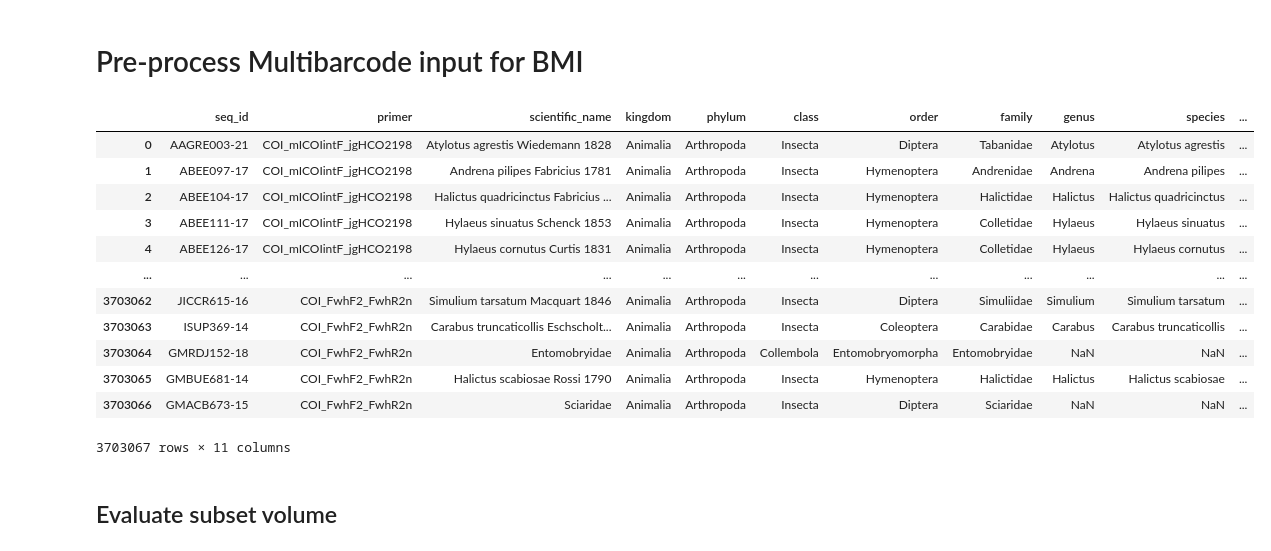
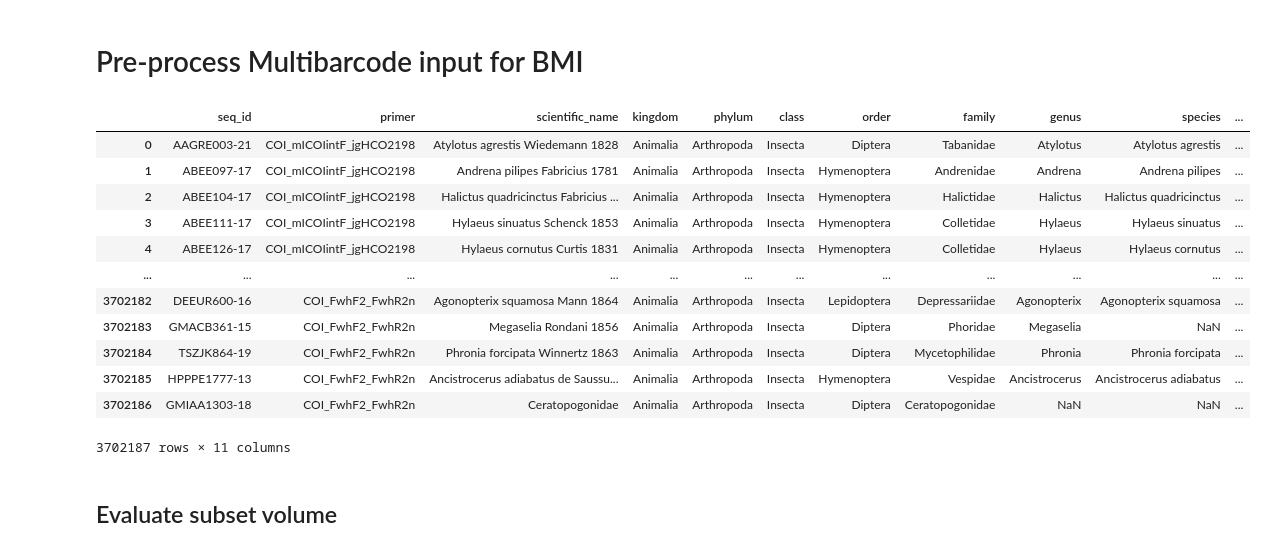
Before and after one commit to CIBIO-BU/mozaiko, a Jupyter notebook: multibarcode-pre-process.ipynb, the cells around one changed output. Drawn from its saved outputs; the diff is of its cells as text; code cells hidden in the pictures.

```diff
--- a/multibarcode-pre-process.ipynb
+++ b/multibarcode-pre-process.ipynb
@@ -3,24 +3,24 @@
 # %%
 import pandas as pd
 # %%
-full_mb_df = pd.read_csv("/home/camilababo/Documents/coding-projects/DNAquaIMG-tool/mozaico/data/output_data/bmi-test-pipeline/multibarcode/bmi_multibarcode_input.tsv", sep="\t", header=None)
+full_mb_df = pd.read_csv("/home/camilababo/Documents/coding-projects/DNAquaIMG-tool/mozaico/data/output_data/bmi-phyl/bmi_multibarcode_input.tsv", sep="\t", header=None)
 new_column_names = ['seq_id', 'primer', 'scientific_name', 'kingdom', 'phylum', 'class', 'order', 'family', 'genus', 'species', 'seq']
 full_mb_df.columns = new_column_names[:len(full_mb_df.columns)]
 full_mb_df
 # %% [output]
 |  | seq_id | primer | scientific_name | kingdom | phylum | class | order | family | genus | species | ... |
 | 0 | AAGRE003-21 | COI_mICOIintF_jgHCO2198 | Atylotus agrestis Wiedemann 1828 | Animalia | Arthropoda | Insecta | Diptera | Tabanidae | Atylotus | Atylotus agrestis | ... |
 | 1 | ABEE097-17 | COI_mICOIintF_jgHCO2198 | Andrena pilipes Fabricius 1781 | Animalia | Arthropoda | Insecta | Hymenoptera | Andrenidae | Andrena | Andrena pilipes | ... |
 | 2 | ABEE104-17 | COI_mICOIintF_jgHCO2198 | Halictus quadricinctus Fabricius ... | Animalia | Arthropoda | Insecta | Hymenoptera | Halictidae | Halictus | Halictus quadricinctus | ... |
 | 3 | ABEE111-17 | COI_mICOIintF_jgHCO2198 | Hylaeus sinuatus Schenck 1853 | Animalia | Arthropoda | Insecta | Hymenoptera | Colletidae | Hylaeus | Hylaeus sinuatus | ... |
 | 4 | ABEE126-17 | COI_mICOIintF_jgHCO2198 | Hylaeus cornutus Curtis 1831 | Animalia | Arthropoda | Insecta | Hymenoptera | Colletidae | Hylaeus | Hylaeus cornutus | ... |
 | ... | ... | ... | ... | ... | ... | ... | ... | ... | ... | ... | ... |
-| 3703062 | JICCR615-16 | COI_FwhF2_FwhR2n | Simulium tarsatum Macquart 1846 | Animalia | Arthropoda | Insecta | Diptera | Simuliidae | Simulium | Simulium tarsatum | ... |
-| 3703063 | ISUP369-14 | COI_FwhF2_FwhR2n | Carabus truncaticollis Eschscholt... | Animalia | Arthropoda | Insecta | Coleoptera | Carabidae | Carabus | Carabus truncaticollis | ... |
-| 3703064 | GMRDJ152-18 | COI_FwhF2_FwhR2n | Entomobryidae | Animalia | Arthropoda | Collembola | Entomobryomorpha | Entomobryidae | NaN | NaN | ... |
-| 3703065 | GMBUE681-14 | COI_FwhF2_FwhR2n | Halictus scabiosae Rossi 1790 | Animalia | Arthropoda | Insecta | Hymenoptera | Halictidae | Halictus | Halictus scabiosae | ... |
-| 3703066 | GMACB673-15 | COI_FwhF2_FwhR2n | Sciaridae | Animalia | Arthropoda | Insecta | Diptera | Sciaridae | NaN | NaN | ... |
+| 3702182 | DEEUR600-16 | COI_FwhF2_FwhR2n | Agonopterix squamosa Mann 1864 | Animalia | Arthropoda | Insecta | Lepidoptera | Depressariidae | Agonopterix | Agonopterix squamosa | ... |
+| 3702183 | GMACB361-15 | COI_FwhF2_FwhR2n | Megaselia Rondani 1856 | Animalia | Arthropoda | Insecta | Diptera | Phoridae | Megaselia | NaN | ... |
+| 3702184 | TSZJK864-19 | COI_FwhF2_FwhR2n | Phronia forcipata Winnertz 1863 | Animalia | Arthropoda | Insecta | Diptera | Mycetophilidae | Phronia | Phronia forcipata | ... |
+| 3702185 | HPPPE1777-13 | COI_FwhF2_FwhR2n | Ancistrocerus adiabatus de Saussu... | Animalia | Arthropoda | Insecta | Hymenoptera | Vespidae | Ancistrocerus | Ancistrocerus adiabatus | ... |
+| 3702186 | GMIAA1303-18 | COI_FwhF2_FwhR2n | Ceratopogonidae | Animalia | Arthropoda | Insecta | Diptera | Ceratopogonidae | NaN | NaN | ... |
-3703067 rows × 11 columns
+3702187 rows × 11 columns
 # %% [markdown]
 ## Evaluate subset volume
 # %% [markdown]
```
Also changed, not shown: parts of 6 cells of this notebook, 6 other files.
